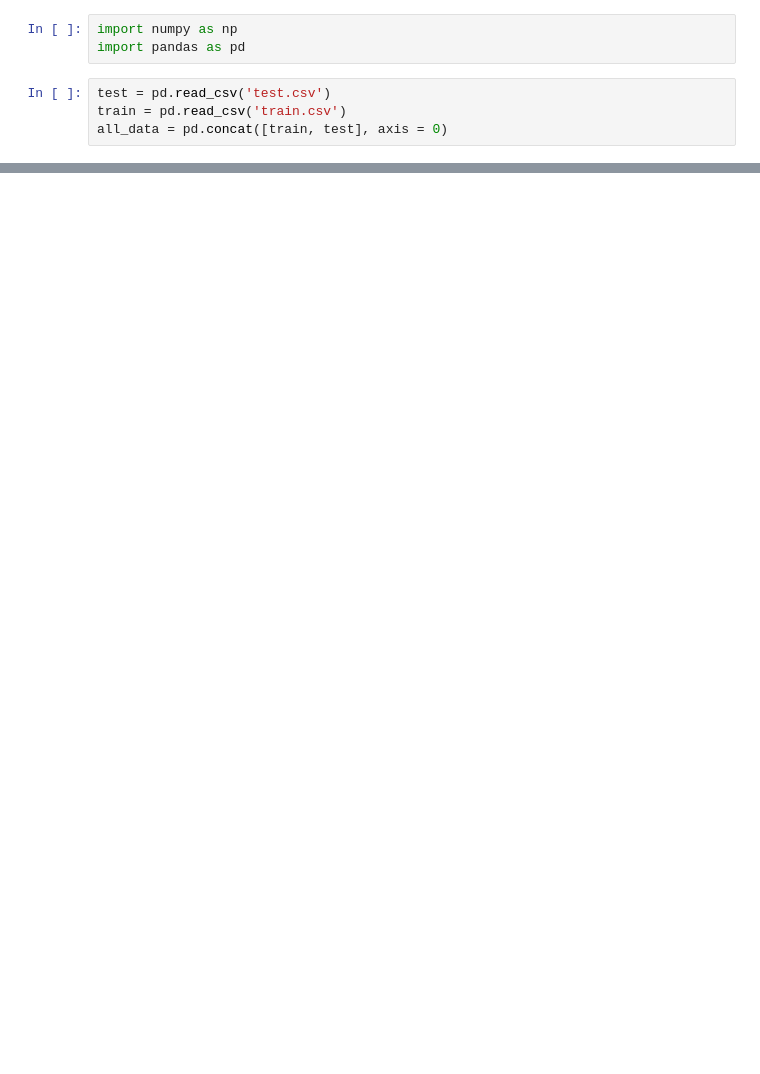
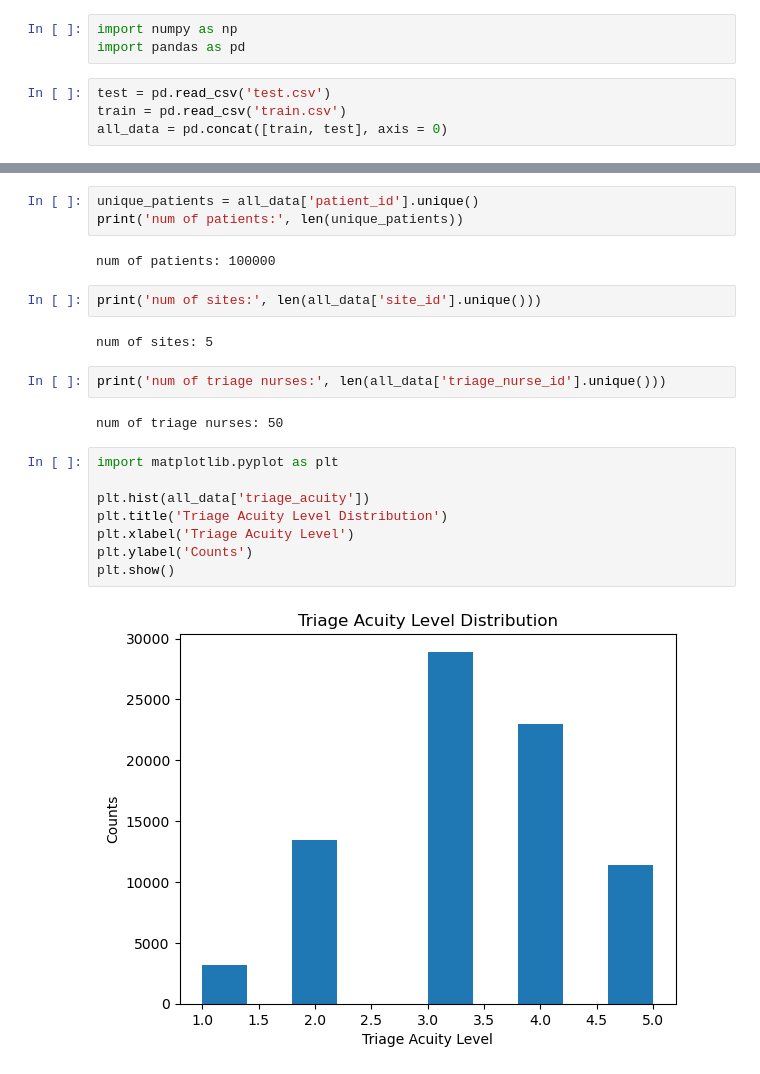
Before and after one commit to emilyrgarman/ml3finalproject_triage, a Jupyter notebook: eda.ipynb, the cells around one changed output, grey strips where cells are left out. Cells and saved outputs as stored; diff of their text form; blank space fills up the shorter version.

```diff
--- a/eda.ipynb
+++ b/eda.ipynb
@@ -29,0 +27,23 @@ print('num of encounters:', len(all_data['patient_id']))
+# %%
+unique_patients = all_data['patient_id'].unique()
+print('num of patients:', len(unique_patients))
+# %% [output]
+num of patients: 100000
+# %%
+print('num of sites:', len(all_data['site_id'].unique()))
+# %% [output]
+num of sites: 5
+# %%
+print('num of triage nurses:', len(all_data['triage_nurse_id'].unique()))
+# %% [output]
+num of triage nurses: 50
+# %%
+import matplotlib.pyplot as plt
+
+plt.hist(all_data['triage_acuity'])
+plt.title('Triage Acuity Level Distribution')
+plt.xlabel('Triage Acuity Level')
+plt.ylabel('Counts')
+plt.show()
+# %% [output]
+[figure, added]
```
Also changed, not shown: parts of 7 cells of this notebook.
